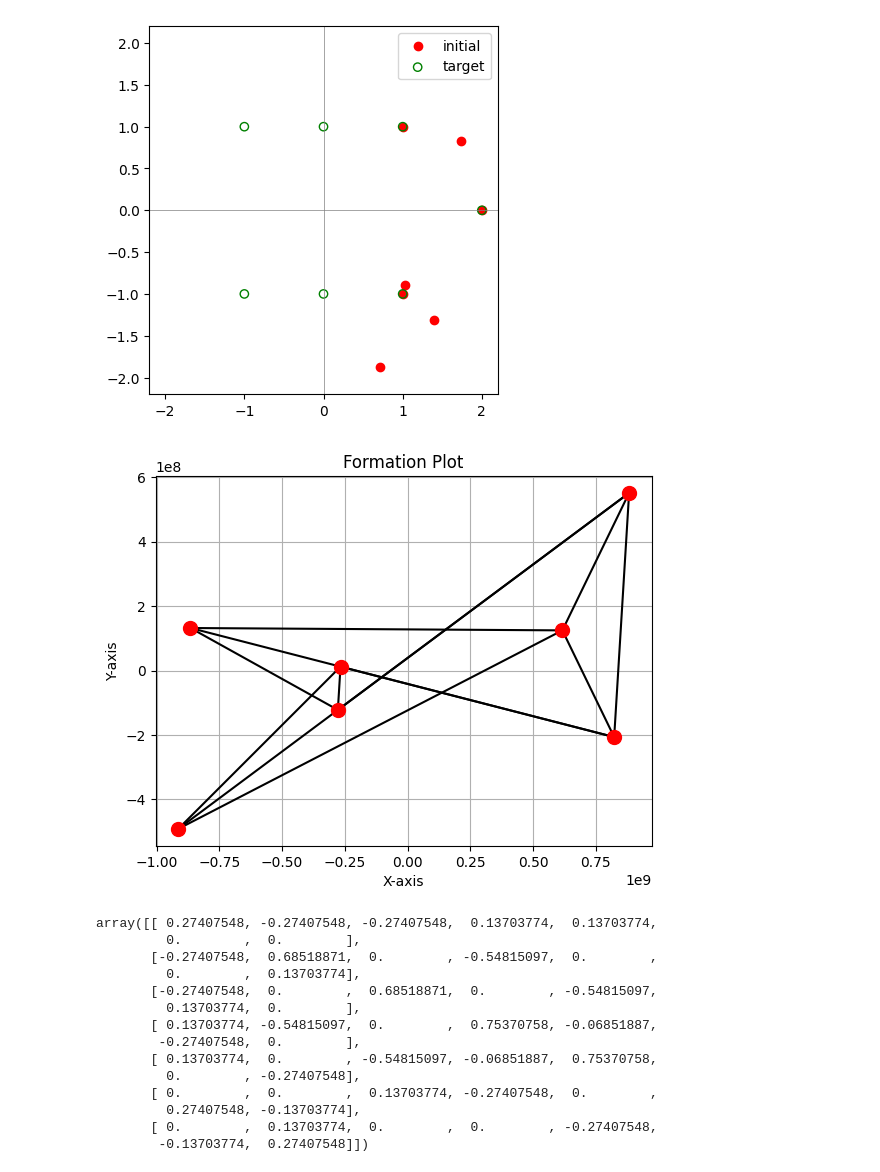
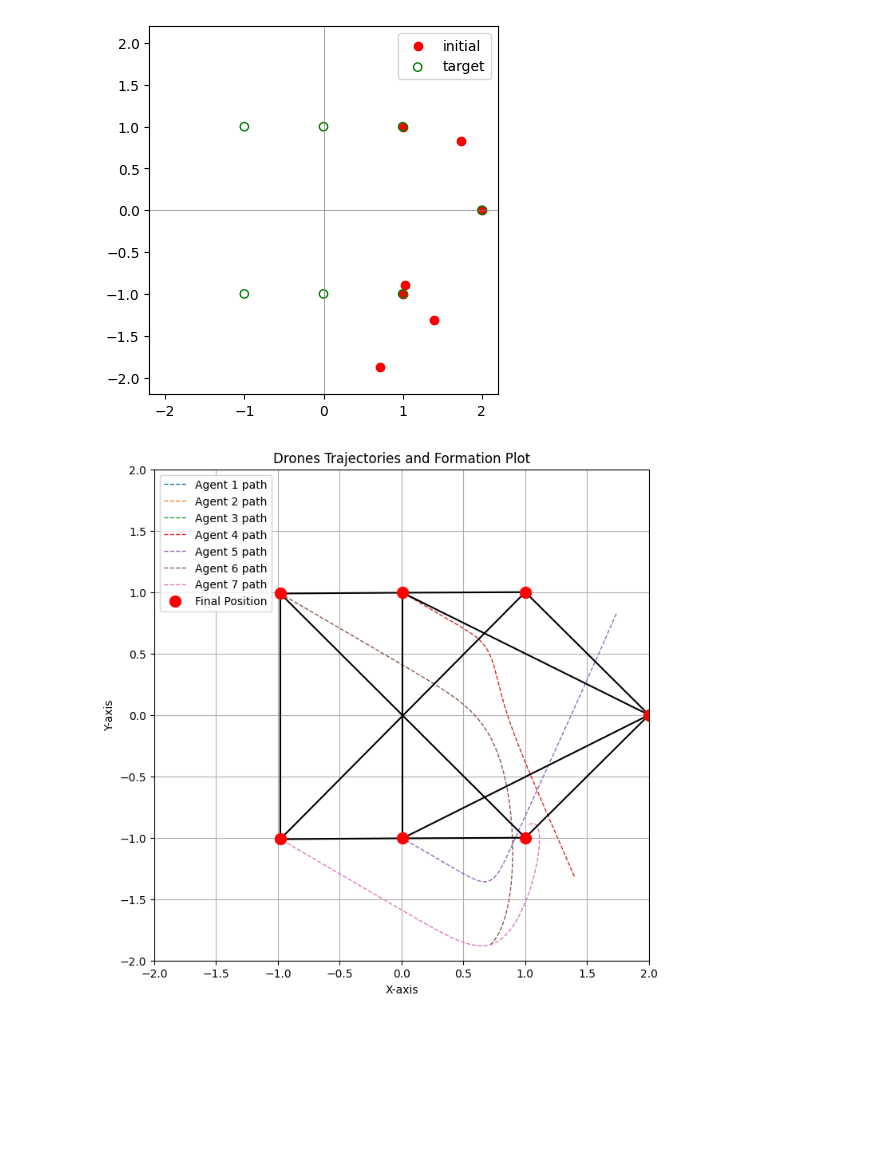
Before and after one commit to wilbertras/drone_swarms, a Jupyter notebook: main.ipynb, the cells around one changed output. Drawn from its saved outputs; the diff is of its cells as text; code cells hidden in the pictures; blank space fills up the shorter version.

Commit message:
Algorithm 1 fixed
Fixed by introducing drones 0 to 2 as steering agents (they stay on the same position) and by increasing the given number of iterations from 1500 to 20000.

```diff
--- a/main.ipynb
+++ b/main.ipynb
@@ -29,43 +34,37 @@ ax.legend()
 <matplotlib.legend.Legend at 0x...>
 [figure]
 # %%
-k = 0
+#Implement algorithm 1 without noise
+
+K = 20000
+
+# Initialization
 z = np.zeros((N, 2, K+2))  # Position matrix over time
 z[:, :, 0] = z0            # Initialize positions
+k = 0
 
 while k <= K:
     for i in range(N):
-        # Get the neighbors of agent i (non-zero weights in row i of L)
-        neighbors = np.nonzero(L[i, :])[0]
+        if i == 0 or i == 1 or i ==2:  # Skip control for the first drone
+            z[i, :, k+1] = z[i, :, k]  # Maintain its position
+        else:
+            # Get the neighbors of agent i (non-zero weights in row i of L)
+            neighbors = np.nonzero(L[i, :])[0]
 
-        # Compute the control input by summing over neighbors
-        u = np.zeros(2)  # Initialize control input for agent i
-        for j in neighbors:
-            u += - L[i, j] * (z[i, :, k] - z[j, :, k])
+            # Compute the control input by summing over neighbors
+            u = np.zeros(2)  # Initialize control input for agent i
+            for j in neighbors:
+                u += L[i, j] * (z[i, :, k] - z[j, :, k])
 
-        # Update position of agent i
-        z[i, :, k+1] = z[i, :, k] + dt * u
+            # Update position of agent i
+            z[i, :, k+1] = z[i, :, k] + dt * u
 
     k += 1
 
+# Final positions
 z_final = z[:, :, K]
 
-plot_formation(z_final)
-
-L
+# Plot the formation trajectories
+plot_formation_trajectories(z)
 # %% [output]
-[figure, old version]
+[figure, new version]
-array([[ 0.27407548, -0.27407548, -0.27407548,  0.13703774,  0.13703774,
-         0.        ,  0.        ],
-       [-0.27407548,  0.68518871,  0.        , -0.54815097,  0.        ,
-         0.        ,  0.13703774],
-       [-0.27407548,  0.        ,  0.68518871,  0.        , -0.54815097,
-         0.13703774,  0.        ],
-       [ 0.13703774, -0.54815097,  0.        ,  0.75370758, -0.06851887,
-        -0.27407548,  0.        ],
-       [ 0.13703774,  0.        , -0.54815097, -0.06851887,  0.75370758,
-         0.        , -0.27407548],
-       [ 0.        ,  0.        ,  0.13703774, -0.27407548,  0.        ,
-         0.27407548, -0.13703774],
-       [ 0.        ,  0.13703774,  0.        ,  0.        , -0.27407548,
-        -0.13703774,  0.27407548]])
```
Also changed, not shown: parts of 4 cells of this notebook, 1 other file.
